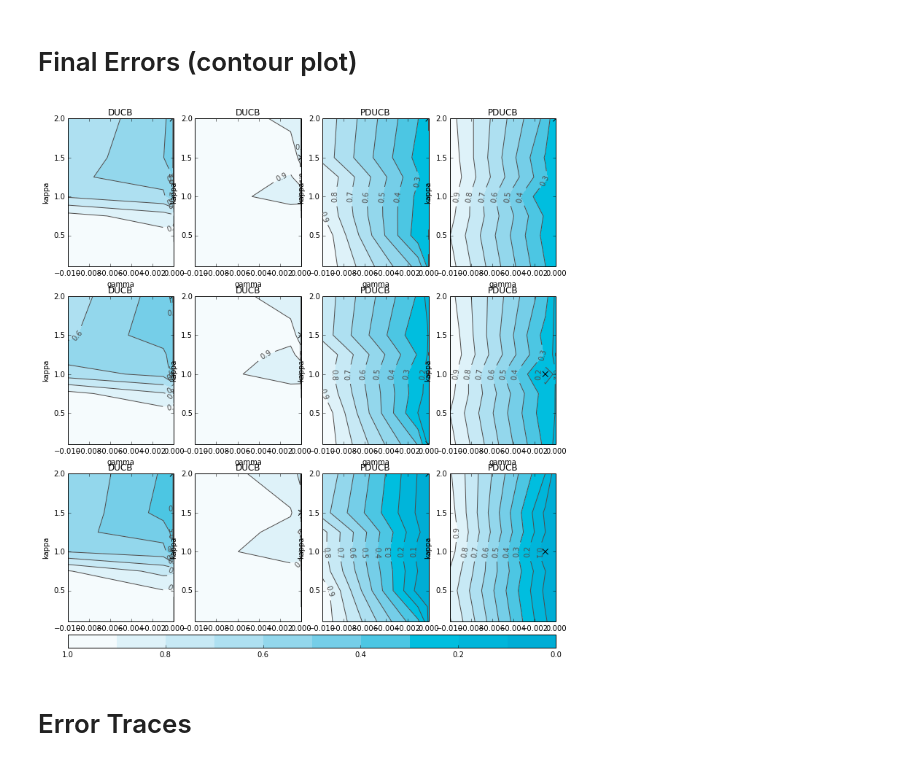
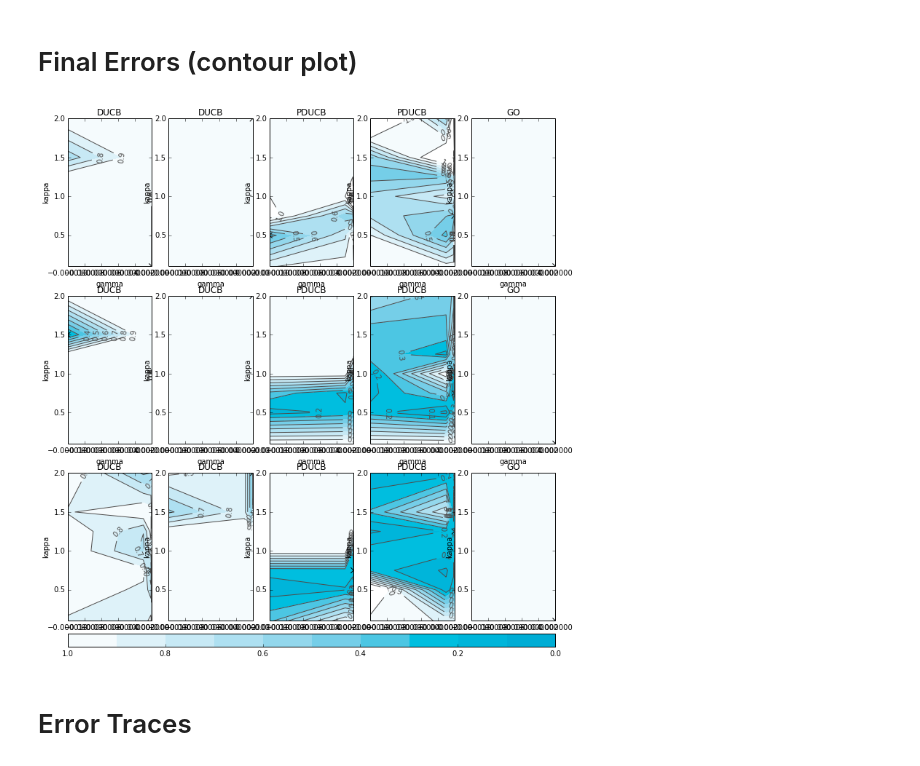
Before and after one commit to jgosmann/plume, a Jupyter notebook: notebooks/Visualization.ipynb, the cells around one changed output. Saved outputs shown, nothing was run; the diff lists cells and outputs as text; code cells hidden in the pictures.

Commit message:
Visualization script update.

```diff
--- a/notebooks/Visualization.ipynb
+++ b/notebooks/Visualization.ipynb
@@ -17,7 +17,7 @@ WARNING: pylab import has clobbered these variables: ['gamma', 'gray']
 `%pylab --no-import-all` prevents importing * from pylab and numpy
 # %%
 kappas = ['0.1', '0.5', '0.75', '1', '1.25', '1.5', '2']
-gammas = ['0', '-1e-6', '-1e-5', '-1e-4', '-1e-3', '-1e-2']
+gammas = ['0', '-1e-9', '-1e-8', '-1e-7', '-1e-6', '-1e-5']
 # %%
 gray = (0.3, 0.3, 0.3)
 seq_palette = SequentialLCPalette('seq', 210, (60, 100), (90, 0))
@@ -47,13 +47,18 @@ def colormat_legend(ax, colors):
     ax.set_ylabel("gamma")
 # %%
 def to_paramstr(behavior, mse_scaling, kappa, gamma):
-    return "_{}_mse_scaling={!r} kappa={} gamma={}".format(behavior, mse_scaling, kappa, gamma)
+    if behavior == 'GO':
+        return "_{}_gamma={}".format(behavior, gamma)
+    else:
+        return "_{}_scaling={!r} kappa={} gamma={}".format(behavior, mse_scaling, kappa, gamma)
 
 def iter_trial_filenames(basename, start=0):
     i = start
     while True:
-        filename = '../Data/SingleSourceGaussian/{}.{}.h5'.format(basename, i)
+        filename = '../Data/SingleSourceGaussianDispersionNoiseless/{}.{}.h5'.format(basename, i)
         if not os.path.isfile(filename):
+            if i == start:
+                warnings.warn("No datafiles for '{}'.".format(basename))
             return
         yield filename
         i += 1
@@ -85,7 +90,10 @@ def get_final_errors(behavior, mse_scaling, kappas, gammas, error_type):
                 err_trace = fileh.get_node(fileh.root, error_type)
                 values[i, j] += err_trace[-1] / err_trace[0]
                 n += 1
-        values[i, j] /= n
+        if n > 0:
+            values[i, j] /= n
+        else:
+            values[i, j] = 1.0
     return values
 
 def plot_final_errors( ax, behavior, mse_scaling, kappas, gammas, error_type):
@@ -127,10 +135,10 @@ def create_final_error_matrix(behaviors, error_types):
     cb.ax.invert_xaxis()
 # %%
 create_final_error_matrix(
-    behaviors=[('DUCB', 1), ('DUCB', 'auto'), ('PDUCB', 70), ('PDUCB', 'auto')],
+    behaviors=[('DUCB', 1), ('DUCB', 'auto'), ('PDUCB', 70), ('PDUCB', 'auto'), ('GO', '')],
     error_types =['rmse', 'wrmse', 'rewards'])
 # %% [output]
-[figure, old version]
+[figure, new version]
 # %% [markdown]
 # Error Traces
 # %%
```
Also changed, not shown: parts of 2 cells of this notebook.
